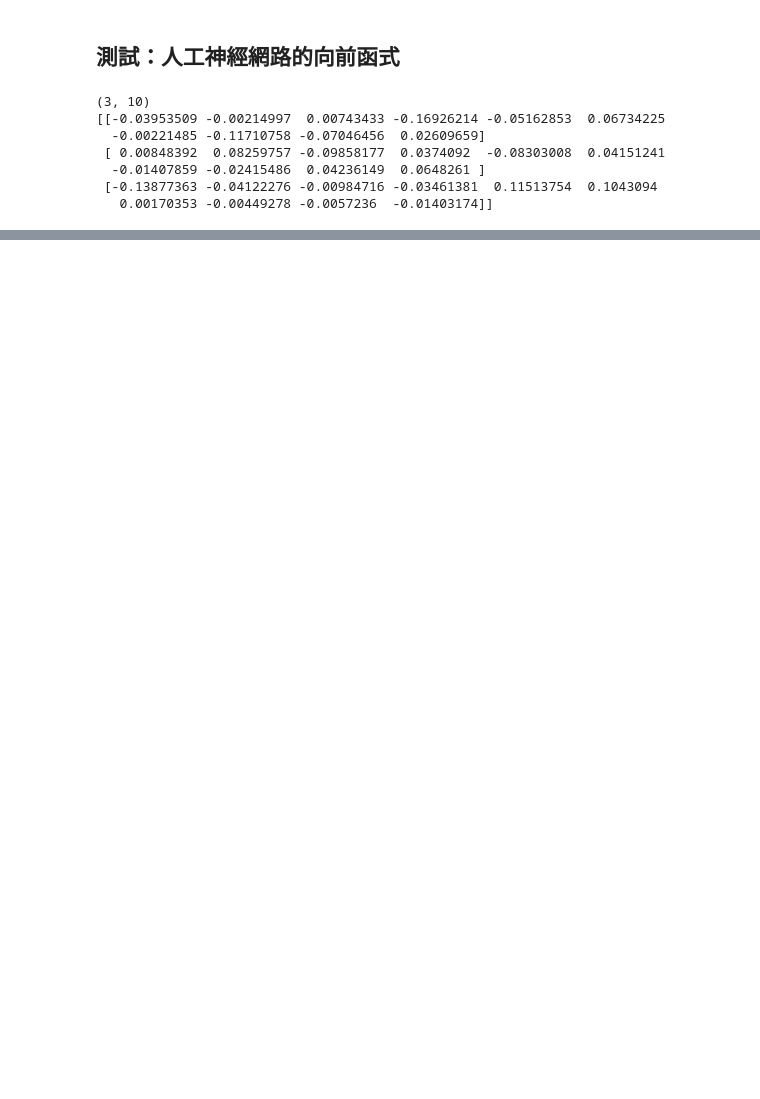
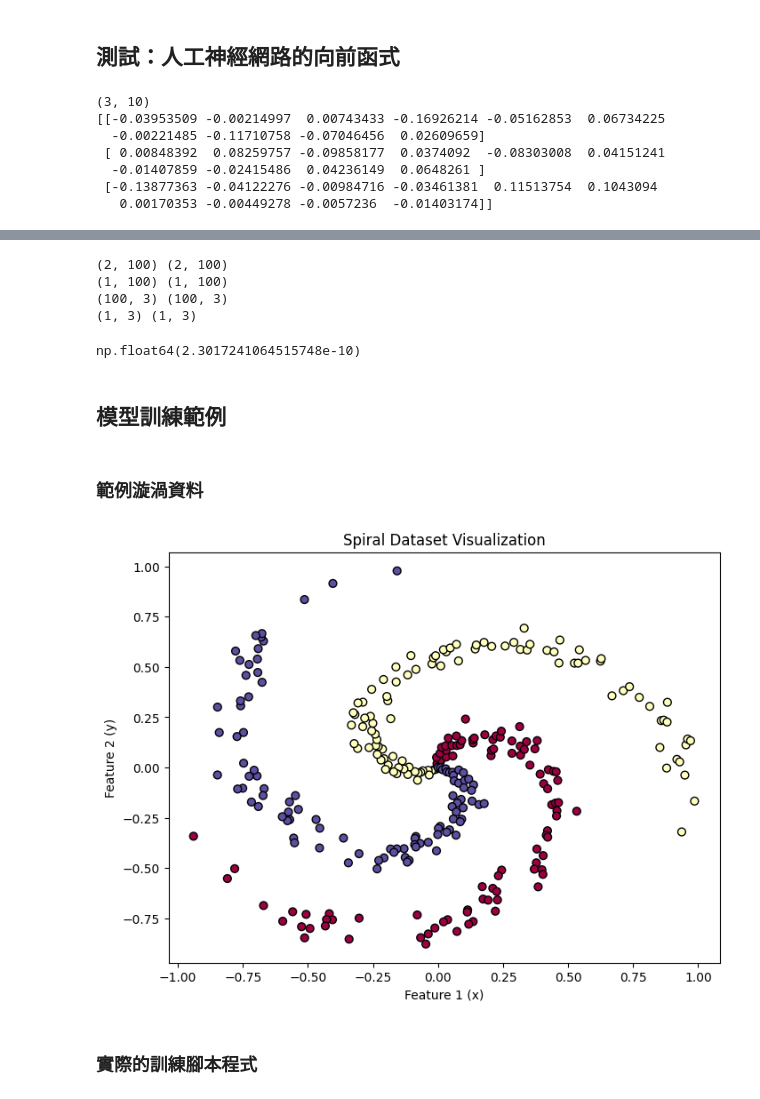
Before and after one commit to billy1125/Machine-Learning, a Jupyter notebook: ANN General Model Framework.ipynb, the cells around one changed output, grey strips where cells are left out. Drawn from its saved outputs; the diff is of its cells as text; code cells hidden in the pictures; blank space fills up the shorter version.

```diff
--- a/ANN General Model Framework.ipynb
+++ b/ANN General Model Framework.ipynb
@@ -672,0 +551,49 @@ plt.plot(losses, color='r')
+# %%
+# 1. 執行後向傳播 (Backward Pass)
+# 根據損失函數對輸出的梯度 (loss_grad) 來計算模型中所有參數的梯度
+nn.backward(loss_grad)
+
+# 從網路物件中抓出剛剛算好的所有參數梯度 (解析解)
+grads = nn.grads()
+
+# 2. 定義一個用來做數值微分的閉包 (Closure)
+def loss_fun():
+    # 這裡會用到暫存的資料 X_temp
+    F = nn.forward(X_temp)
+    # 回傳當下的損失值 (Loss)
+    return softmax_cross_entropy(F, y_temp)
+
+# 3. 取得模型內所有的參數 (Parameters)，包含各層的 W 和 b
+params = nn.parameters()
+
+# 利用數值方法 (如中心差分) 算出每個參數的數值梯度 (Numerical Gradient)
+# 1e-6 是微小的偏移量 epsilon
+numerical_grads = numerical_gradient(loss_fun, params, 1e-6)
+
+# 4. 檢查兩者的形狀是否一致 (Shape Check)
+for i in range(len(params)):
+    # 確保數值梯度的矩陣形狀跟解析梯度完全一樣
+    print(numerical_grads[i].shape, grads[i].shape)
+
+# 5. 定義誤差計算函式
+def diff_error(x, y):
+    # 計算單一參數矩陣的最大絕對誤差
+    return np.max(np.abs(x - y))
+
+def diff_errors(xs, ys):
+    errors = []
+    # 遍歷所有層的參數梯度
+    for i in range(len(xs)):
+        errors.append(diff_error(xs[i], ys[i]))
+    # 回傳所有參數中「最大」的那一個誤差值
+    return np.max(errors)
+
+# 6. 最後輸出總體誤差
+# 如果這個值小於 1e-7，通常代表你的 Backprop 寫得非常完美！
+diff_errors(numerical_grads, grads)
+# %% [output]
+(2, 100) (2, 100)
+(1, 100) (1, 100)
+(100, 3) (100, 3)
+(1, 3) (1, 3)
+np.float64(2.3017241064515748e-10)
@@ -672,0 +622,29 @@ plt.plot(losses, color='r')
+# %% [markdown]
+## 模型訓練範例
+# %% [markdown]
+### 範例漩渦資料
+# %%
+import matplotlib.pyplot as plt
+
+# 1. 產生螺旋資料
+X, y = gen_spiral_dataset(N=100, D=2, K=3)
+
+# 2. 建立畫布
+plt.figure(figsize=(8, 6))
+
+# 3. 畫出散佈圖 (Scatter Plot)
+# X[:, 0] 是橫軸 (x 座標), X[:, 1] 是縱軸 (y 座標)
+# c=y 代表根據類別自動上色, s=40 是點的大小, edgecolor='k' 是加上黑色邊框比較好辨識
+plt.scatter(X[:, 0], X[:, 1], c=y, s=40, cmap=plt.cm.Spectral, edgecolor='k')
+
+# 4. 加上標題與標籤
+plt.title("Spiral Dataset Visualization")
+plt.xlabel("Feature 1 (x)")
+plt.ylabel("Feature 2 (y)")
+
+# 5. 顯示圖表
+plt.show()
+# %% [output]
+[figure, added]
+# %% [markdown]
+### 實際的訓練腳本程式
```
Also changed, not shown: parts of 29 cells of this notebook, 2 other files.
